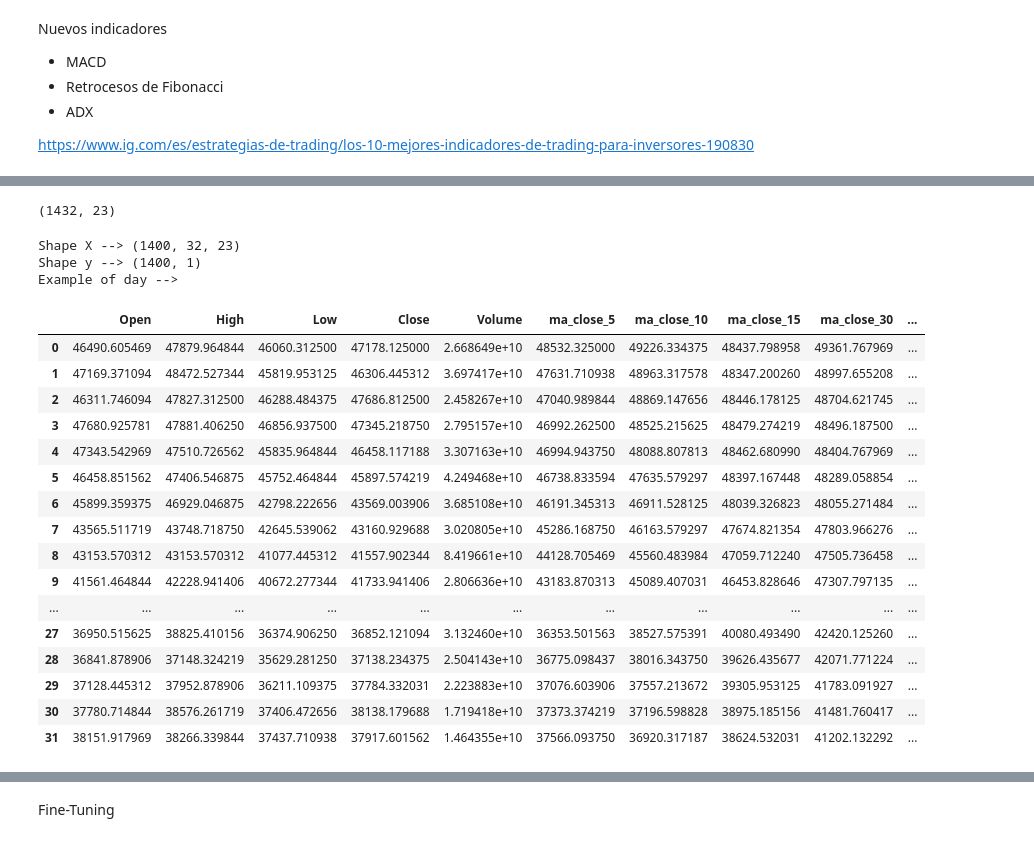
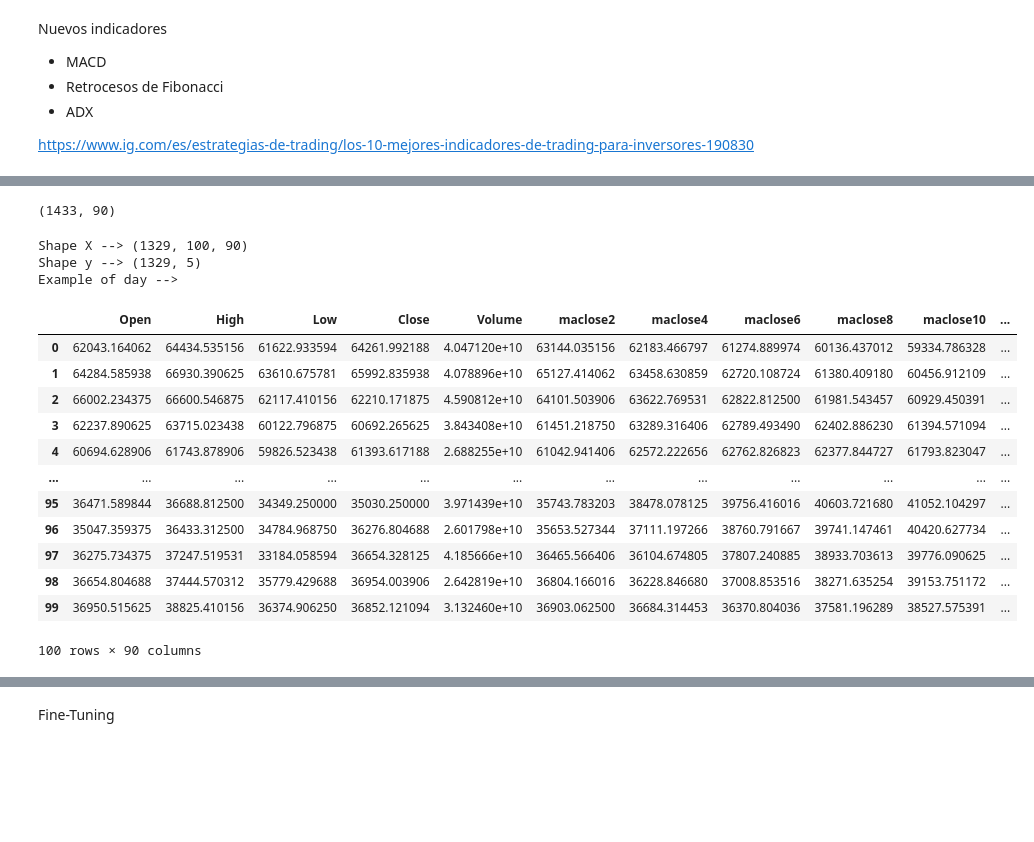
Before and after one commit to aldofranco91/Trading, a Jupyter notebook: Conv_Regression_ResNet_Jaime.ipynb, the cells around one changed output, grey strips where cells are left out. Drawn from its saved outputs; the diff is of its cells as text; code cells hidden in the pictures; blank space fills up the shorter version.

```diff
--- a/Conv_Regression_ResNet_Jaime.ipynb
+++ b/Conv_Regression_ResNet_Jaime.ipynb
@@ -86,21 +89,25 @@ https://www.ig.com/es/estrategias-de-trading/los-10-mejores-indicadores-de-tradi
 # %%
 price = 'Close'
 
+# MovingAverage
 #https://towardsdatascience.com/building-a-comprehensive-set-of-technical-indicators-in-python-for-quantitative-trading-8d98751b5fb
-# MovingAverage
-values_ma = [5,10,15,30]
-
+values_ma = range(2,30,2)
 for i in values_ma:
-    df["ma_close_" + str(i)] = df[price].rolling(window=i).mean()
+    df["maclose" + str(i)] = df[price].rolling(window=i).mean()
 
 # ExponentialMovingWindow
-values_ema = [5,10,15,30]
+values_ema = range(2,30,2)
+for i in values_ema:
+    df["ema" + str(i)] = df[price].ewm(span = i, adjust = False).mean()
 
-for i in values_ema:
-    df["ema_" + str(i)] = df[price].ewm(span = i, adjust = False).mean()
+# Wight Moving Average
+# https://predictivehacks.com/?all-tips=how-to-apply-a-rolling-weighted-moving-average-in-pandas
+weights = np.array([0.1, 0.2, 0.3, 0.4]) #Tienen que sumar 1 🙂
+df['wma'] = df[price].rolling(4).apply(lambda x: np.sum(weights*x))
 
-# RSI https://stackoverflow.com/questions/20526414/relative-strength-index-in-python-pandas
-values_rsi = [7,10,14,21]
+# RSI
+# https://stackoverflow.com/questions/20526414/relative-strength-index-in-python-pandas
+values_rsi = range(2,30,2)
 close = df[price]
 
 # Get the difference in price from previous step
@@ -113,12 +120,12 @@ down[down > 0] = 0
 
 for i in values_rsi:
     # Calculate the EWMA
-    #roll_up1 = up.ewm(span=i).mean()
-    #roll_down1 = down.abs().ewm(span=i).mean()
+    roll_up1 = up.ewm(span=i).mean()
+    roll_down1 = down.abs().ewm(span=i).mean()
 
     ## Calculate the RSI based on EWMA
-    #RS1 = roll_up1 / roll_down1
-    #RSI1 = 100.0 - (100.0 / (1.0 + RS1))
+    RS1 = roll_up1 / roll_down1
+    RSI1 = 100.0 - (100.0 / (1.0 + RS1))
 
     # Calculate the SMA
     roll_up2 = up.rolling(i).mean()
@@ -128,14 +135,14 @@ for i in values_rsi:
     RS2 = roll_up2 / roll_down2
     RSI2 = 100.0 - (100.0 / (1.0 + RS2))
 
-    #df["rsi_ewma_" + str(i)] = RSI1.values
-    df["rsi_sma_" + str(i)]  = RSI2.values
+    df["rsiewma" + str(i)] = RSI1.values
+    df["rsisma" + str(i)]  = RSI2.values
 
 # BollingerBand
-values_bollinger = [5,10,20]
+values_bollinger = range(2,30,2)
 for i in values_bollinger:
-    df['bollinger_upper_' + str(i)] = df[price].rolling(window=i).mean() + (df[price].rolling(window=i).std()  * 2)
-    df['bollinger_lower_' + str(i)] = df[price].rolling(window=i).mean() - (df[price].rolling(window=i).std()  * 2)
+    df['bollingerupper' + str(i)] = df[price].rolling(window=i).mean() + (df[price].rolling(window=i).std() * 2)
+    df['bollingerlower' + str(i)] = df[price].rolling(window=i).mean() - (df[price].rolling(window=i).std() * 2)
 # %%
 df = df.dropna()
 df.tail(5)
@@ -154,7 +161,7 @@ columns = df.columns
 df_rs = np.array(df[columns])
 df_rs.shape
 # %% [output]
-(1432, 23)
+(1433, 90)
 # %%
 def split_sequence(sequence, n_steps_in, n_steps_out):
     X, y = list(), list()
@@ -173,38 +180,34 @@ def split_sequence(sequence, n_steps_in, n_steps_out):
         y.append(seq_y)
     return np.array(X), np.array(y)
 # %%
-past_t = 32
-forecast_t = 1
+past_t = 100
+forecast_t = 5
 n_steps_in = past_t
 n_steps_out = forecast_t
 # split into samples
 X, y = split_sequence(df_rs, n_steps_in, n_steps_out)
 print("Shape X --> " + str(X.shape))
 print("Shape y --> " + str(y.shape))
 
 print("Example of day -->")
 pd.DataFrame(X[-1], columns=columns)
 # %% [output]
-Shape X --> (1400, 32, 23)
-Shape y --> (1400, 1)
+Shape X --> (1329, 100, 90)
+Shape y --> (1329, 5)
 Example of day -->
-|  | Open | High | Low | Close | Volume | ma_close_5 | ma_close_10 | ma_close_15 | ma_close_30 | ... |
-| 0 | 46490.605469 | 47879.964844 | 46060.312500 | 47178.125000 | 2.668649e+10 | 48532.325000 | 49226.334375 | 48437.798958 | 49361.767969 | ... |
-| 1 | 47169.371094 | 48472.527344 | 45819.953125 | 46306.445312 | 3.697417e+10 | 47631.710938 | 48963.317578 | 48347.200260 | 48997.655208 | ... |
-| 2 | 46311.746094 | 47827.312500 | 46288.484375 | 47686.812500 | 2.458267e+10 | 47040.989844 | 48869.147656 | 48446.178125 | 48704.621745 | ... |
-| 3 | 47680.925781 | 47881.406250 | 46856.937500 | 47345.218750 | 2.795157e+10 | 46992.262500 | 48525.215625 | 48479.274219 | 48496.187500 | ... |
-| 4 | 47343.542969 | 47510.726562 | 45835.964844 | 46458.117188 | 3.307163e+10 | 46994.943750 | 48088.807813 | 48462.680990 | 48404.767969 | ... |
-| 5 | 46458.851562 | 47406.546875 | 45752.464844 | 45897.574219 | 4.249468e+10 | 46738.833594 | 47635.579297 | 48397.167448 | 48289.058854 | ... |
-| 6 | 45899.359375 | 46929.046875 | 42798.222656 | 43569.003906 | 3.685108e+10 | 46191.345313 | 46911.528125 | 48039.326823 | 48055.271484 | ... |
-| 7 | 43565.511719 | 43748.718750 | 42645.539062 | 43160.929688 | 3.020805e+10 | 45286.168750 | 46163.579297 | 47674.821354 | 47803.966276 | ... |
-| 8 | 43153.570312 | 43153.570312 | 41077.445312 | 41557.902344 | 8.419661e+10 | 44128.705469 | 45560.483984 | 47059.712240 | 47505.736458 | ... |
-| 9 | 41561.464844 | 42228.941406 | 40672.277344 | 41733.941406 | 2.806636e+10 | 43183.870313 | 45089.407031 | 46453.828646 | 47307.797135 | ... |
-| ... | ... | ... | ... | ... | ... | ... | ... | ... | ... | ... |
-| 27 | 36950.515625 | 38825.410156 | 36374.906250 | 36852.121094 | 3.132460e+10 | 36353.501563 | 38527.575391 | 40080.493490 | 42420.125260 | ... |
-| 28 | 36841.878906 | 37148.324219 | 35629.281250 | 37138.234375 | 2.504143e+10 | 36775.098437 | 38016.343750 | 39626.435677 | 42071.771224 | ... |
-| 29 | 37128.445312 | 37952.878906 | 36211.109375 | 37784.332031 | 2.223883e+10 | 37076.603906 | 37557.213672 | 39305.953125 | 41783.091927 | ... |
-| 30 | 37780.714844 | 38576.261719 | 37406.472656 | 38138.179688 | 1.719418e+10 | 37373.374219 | 37196.598828 | 38975.185156 | 41481.760417 | ... |
-| 31 | 38151.917969 | 38266.339844 | 37437.710938 | 37917.601562 | 1.464355e+10 | 37566.093750 | 36920.317187 | 38624.532031 | 41202.132292 | ... |
+|  | Open | High | Low | Close | Volume | maclose2 | maclose4 | maclose6 | maclose8 | maclose10 | ... |
+| 0 | 62043.164062 | 64434.535156 | 61622.933594 | 64261.992188 | 4.047120e+10 | 63144.035156 | 62183.466797 | 61274.889974 | 60136.437012 | 59334.786328 | ... |
+| 1 | 64284.585938 | 66930.390625 | 63610.675781 | 65992.835938 | 4.078896e+10 | 65127.414062 | 63458.630859 | 62720.108724 | 61380.409180 | 60456.912109 | ... |
+| 2 | 66002.234375 | 66600.546875 | 62117.410156 | 62210.171875 | 4.590812e+10 | 64101.503906 | 63622.769531 | 62822.812500 | 61981.543457 | 60929.450391 | ... |
+| 3 | 62237.890625 | 63715.023438 | 60122.796875 | 60692.265625 | 3.843408e+10 | 61451.218750 | 63289.316406 | 62789.493490 | 62402.886230 | 61394.571094 | ... |
+| 4 | 60694.628906 | 61743.878906 | 59826.523438 | 61393.617188 | 2.688255e+10 | 61042.941406 | 62572.222656 | 62762.826823 | 62377.844727 | 61793.823047 | ... |
+| ... | ... | ... | ... | ... | ... | ... | ... | ... | ... | ... | ... |
+| 95 | 36471.589844 | 36688.812500 | 34349.250000 | 35030.250000 | 3.971439e+10 | 35743.783203 | 38478.078125 | 39756.416016 | 40603.721680 | 41052.104297 | ... |
+| 96 | 35047.359375 | 36433.312500 | 34784.968750 | 36276.804688 | 2.601798e+10 | 35653.527344 | 37111.197266 | 38760.791667 | 39741.147461 | 40420.627734 | ... |
+| 97 | 36275.734375 | 37247.519531 | 33184.058594 | 36654.328125 | 4.185666e+10 | 36465.566406 | 36104.674805 | 37807.240885 | 38933.703613 | 39776.090625 | ... |
+| 98 | 36654.804688 | 37444.570312 | 35779.429688 | 36954.003906 | 2.642819e+10 | 36804.166016 | 36228.846680 | 37008.853516 | 38271.635254 | 39153.751172 | ... |
+| 99 | 36950.515625 | 38825.410156 | 36374.906250 | 36852.121094 | 3.132460e+10 | 36903.062500 | 36684.314453 | 36370.804036 | 37581.196289 | 38527.575391 | ... |
+100 rows × 90 columns
 # %%
 X_train, X_test, y_train, y_test = train_test_split(X, y, test_size=0.2, random_state=9)
 
```
Also changed, not shown: parts of 17 cells of this notebook.
